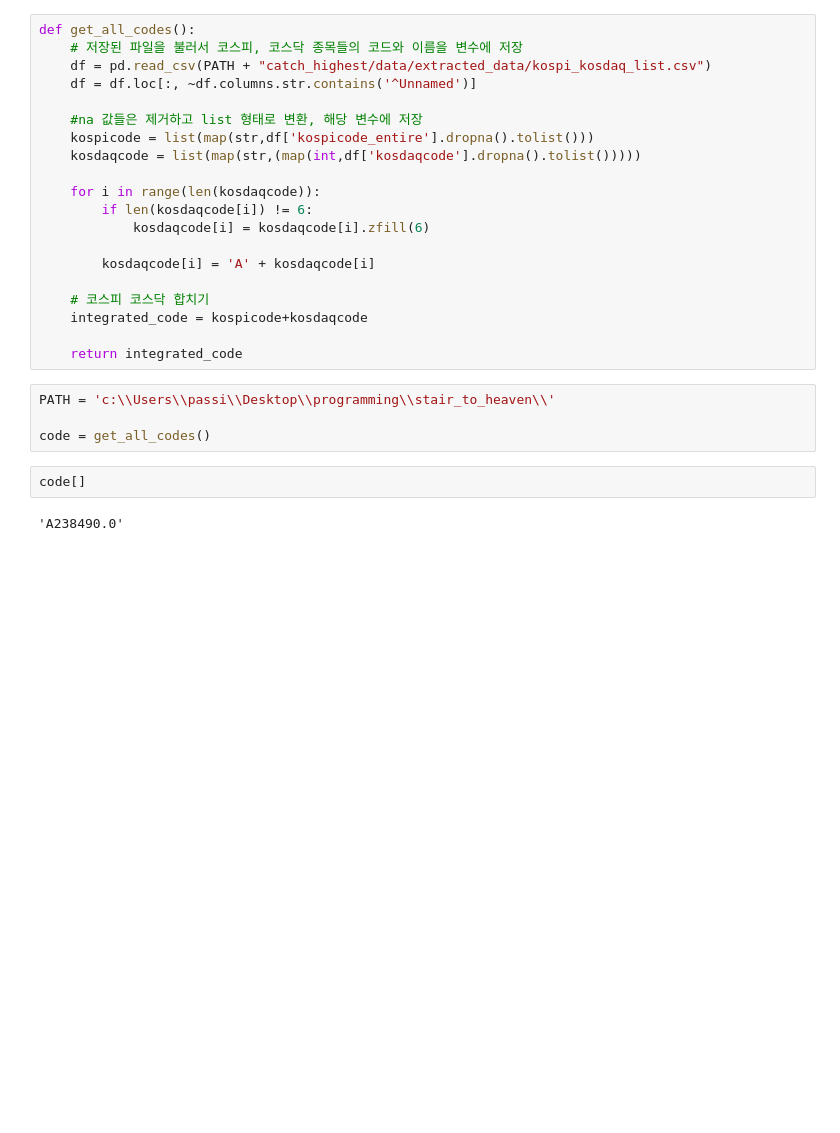
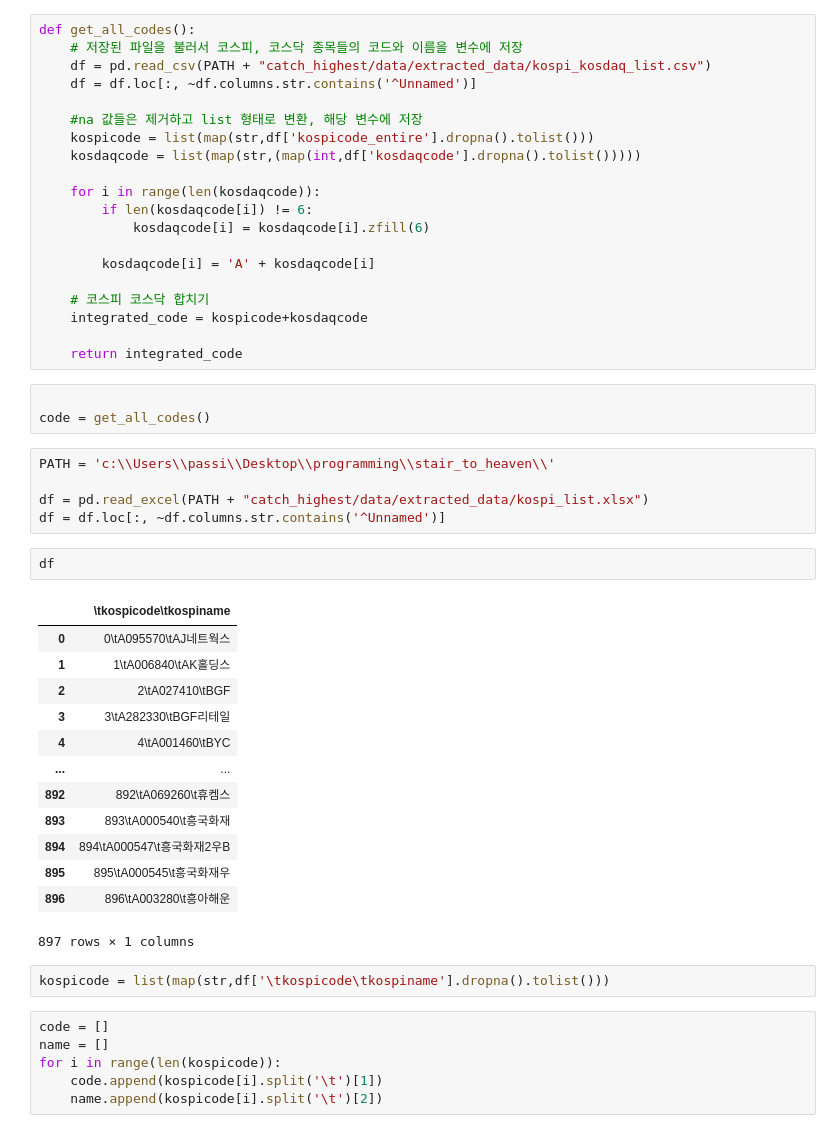
Before and after one commit to passionyang16/stock_trading, a Jupyter notebook: test.ipynb, the cells around one changed output. Saved outputs shown, nothing was run; the diff lists cells and outputs as text; blank space fills up the shorter version.

```diff
--- a/test.ipynb
+++ b/test.ipynb
@@ -24,10 +24,34 @@ def get_all_codes():
 
     return integrated_code
 # %%
-PATH = 'c:\\Users\\passi\\Desktop\\programming\\stair_to_heaven\\'
 
 code = get_all_codes()
-# %%
-code[]
-# %% [output]
-'A238490.0'
+# %%
+PATH = 'c:\\Users\\passi\\Desktop\\programming\\stair_to_heaven\\'
+
+df = pd.read_excel(PATH + "catch_highest/data/extracted_data/kospi_list.xlsx")
+df = df.loc[:, ~df.columns.str.contains('^Unnamed')]
+# %%
+df
+# %% [output]
+|  | \tkospicode\tkospiname |
+| 0 | 0\tA095570\tAJ네트웍스 |
+| 1 | 1\tA006840\tAK홀딩스 |
+| 2 | 2\tA027410\tBGF |
+| 3 | 3\tA282330\tBGF리테일 |
+| 4 | 4\tA001460\tBYC |
+| ... | ... |
+| 892 | 892\tA069260\t휴켐스 |
+| 893 | 893\tA000540\t흥국화재 |
+| 894 | 894\tA000547\t흥국화재2우B |
+| 895 | 895\tA000545\t흥국화재우 |
+| 896 | 896\tA003280\t흥아해운 |
+897 rows × 1 columns
+# %%
+kospicode = list(map(str,df['\tkospicode\tkospiname'].dropna().tolist()))
+# %%
+code = []
+name = []
+for i in range(len(kospicode)):
+    code.append(kospicode[i].split('\t')[1])
+    name.append(kospicode[i].split('\t')[2])
```
Also changed, not shown: parts of 4 cells of this notebook, 7 other files.
